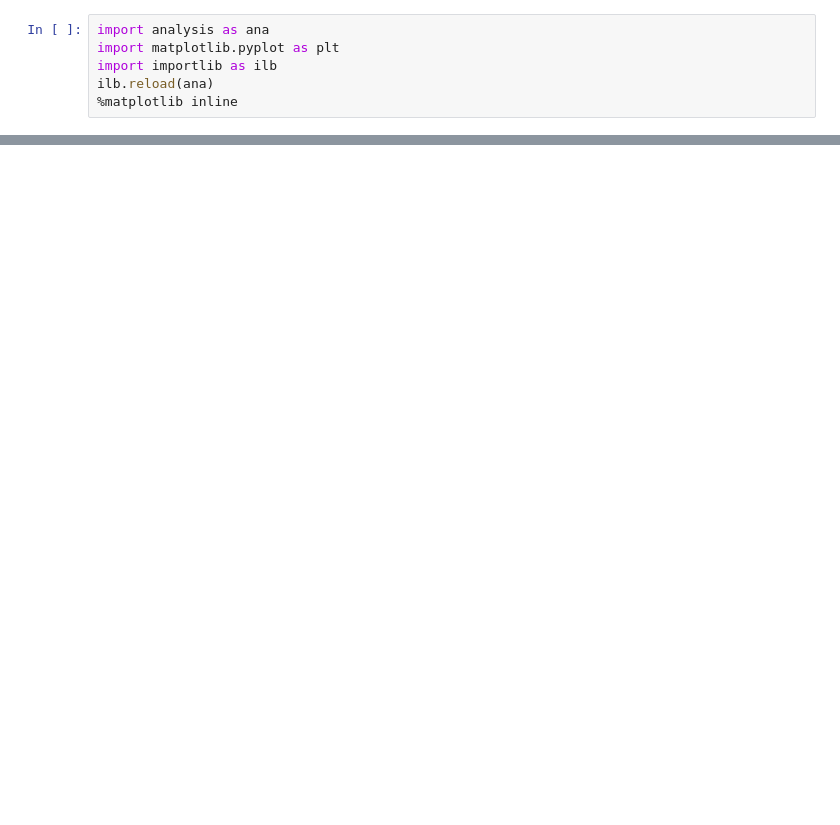
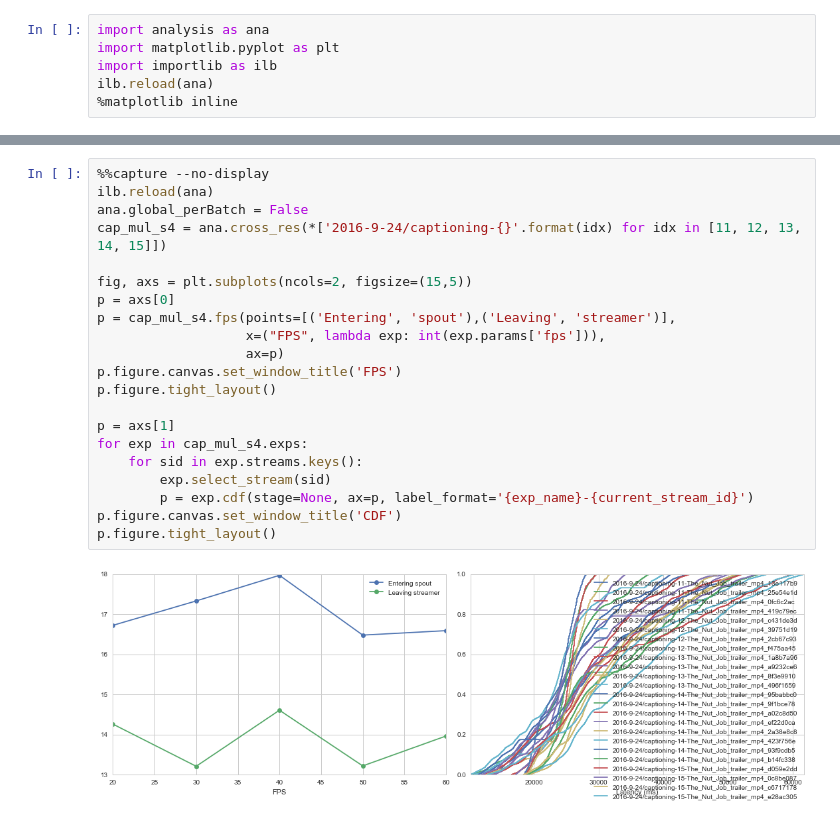
Before and after one commit to Aetf/remotelog, a Jupyter notebook: Exp-Res-New.ipynb, the cells around one changed output, grey strips where cells are left out. Saved outputs shown, nothing was run; the diff lists cells and outputs as text; blank space fills up the shorter version.

```diff
--- a/Exp-Res-New.ipynb
+++ b/Exp-Res-New.ipynb
@@ -91,0 +130,23 @@ WARNING: log version >= 4 (after 2016-9-14), remove scale stage from topologies
+# %%
+%%capture --no-display
+ilb.reload(ana)
+ana.global_perBatch = False
+cap_mul_s4 = ana.cross_res(*['2016-9-24/captioning-{}'.format(idx) for idx in [11, 12, 13, 14, 15]])
+
+fig, axs = plt.subplots(ncols=2, figsize=(15,5))
+p = axs[0]
+p = cap_mul_s4.fps(points=[('Entering', 'spout'),('Leaving', 'streamer')],
+                   x=("FPS", lambda exp: int(exp.params['fps'])),
+                   ax=p)
+p.figure.canvas.set_window_title('FPS')
+p.figure.tight_layout()
+
+p = axs[1]
+for exp in cap_mul_s4.exps:
+    for sid in exp.streams.keys():
+        exp.select_stream(sid)
+        p = exp.cdf(stage=None, ax=p, label_format='{exp_name}-{current_stream_id}')
+p.figure.canvas.set_window_title('CDF')
+p.figure.tight_layout()
+# %% [output]
+[figure, added]
```
Also changed, not shown: parts of 9 cells of this notebook.
